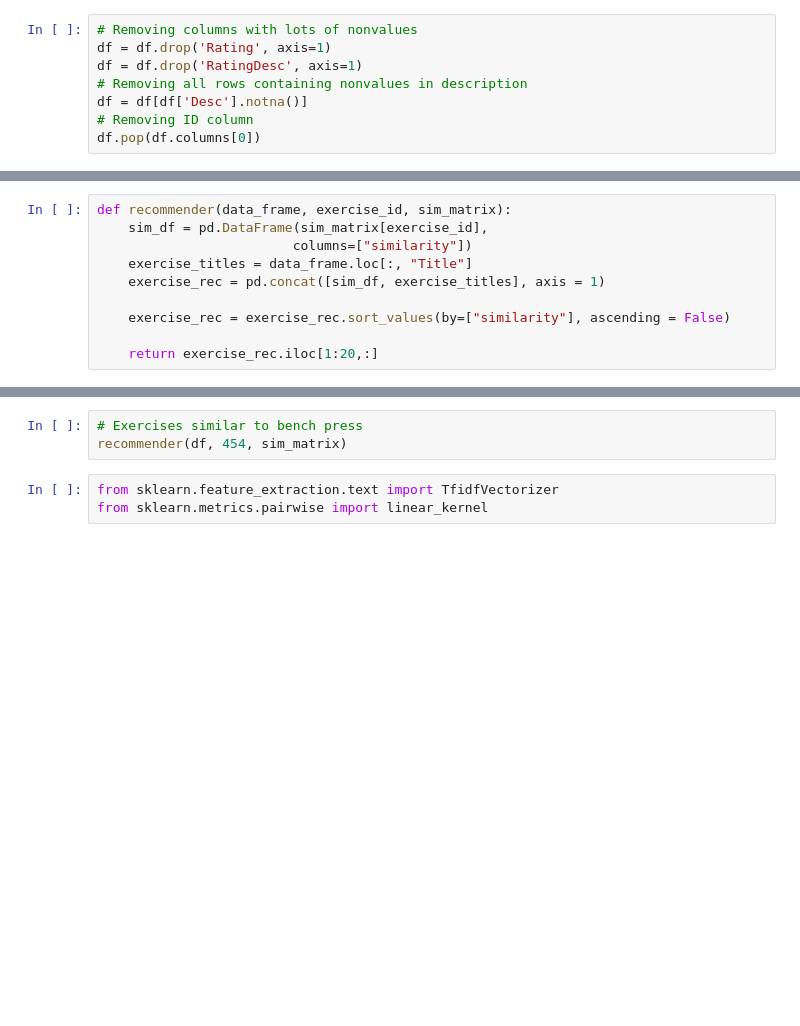
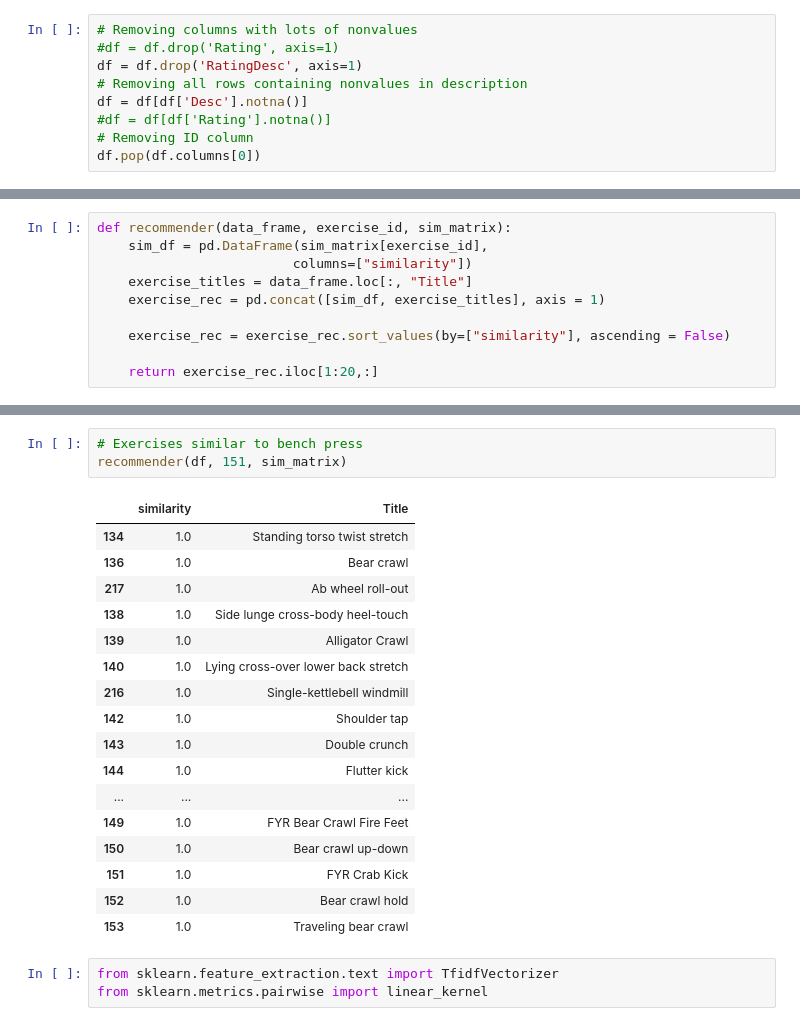
Before and after one commit to tordbm/Exercise-Recommender-System, a Jupyter notebook: recsys.ipynb, the cells around one changed output, grey strips where cells are left out. Drawn from its saved outputs; the diff is of its cells as text; blank space fills up the shorter version.

```diff
--- a/recsys.ipynb
+++ b/recsys.ipynb
@@ -31,8 +253,9 @@ ratingSorted
 # %%
 # Removing columns with lots of nonvalues
-df = df.drop('Rating', axis=1)
+#df = df.drop('Rating', axis=1)
 df = df.drop('RatingDesc', axis=1)
 # Removing all rows containing nonvalues in description
 df = df[df['Desc'].notna()]
+#df = df[df['Rating'].notna()]
 # Removing ID column
 df.pop(df.columns[0])
@@ -87,6 +351,24 @@ print(df[df["Title"] == "Bench press"])
 # %%
 # Exercises similar to bench press
-recommender(df, 454, sim_matrix)
+recommender(df, 151, sim_matrix)
+# %% [output]
+|  | similarity | Title |
+| 134 | 1.0 | Standing torso twist stretch |
+| 136 | 1.0 | Bear crawl |
+| 217 | 1.0 | Ab wheel roll-out |
+| 138 | 1.0 | Side lunge cross-body heel-touch |
+| 139 | 1.0 | Alligator Crawl |
+| 140 | 1.0 | Lying cross-over lower back stretch |
+| 216 | 1.0 | Single-kettlebell windmill |
+| 142 | 1.0 | Shoulder tap |
+| 143 | 1.0 | Double crunch |
+| 144 | 1.0 | Flutter kick |
+| ... | ... | ... |
+| 149 | 1.0 | FYR Bear Crawl Fire Feet |
+| 150 | 1.0 | Bear crawl up-down |
+| 151 | 1.0 | FYR Crab Kick |
+| 152 | 1.0 | Bear crawl hold |
+| 153 | 1.0 | Traveling bear crawl |
 # %%
 from sklearn.feature_extraction.text import TfidfVectorizer
 from sklearn.metrics.pairwise import linear_kernel
```
Also changed, not shown: parts of 23 cells of this notebook, 2 other files.
